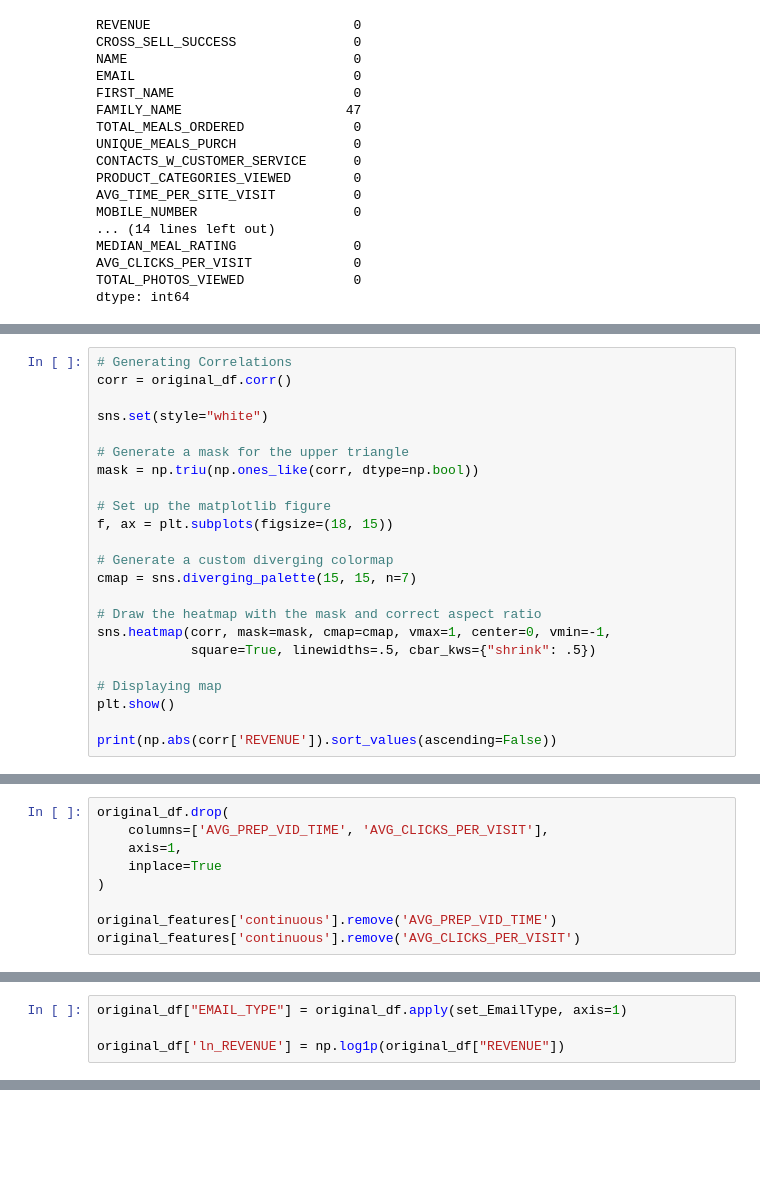
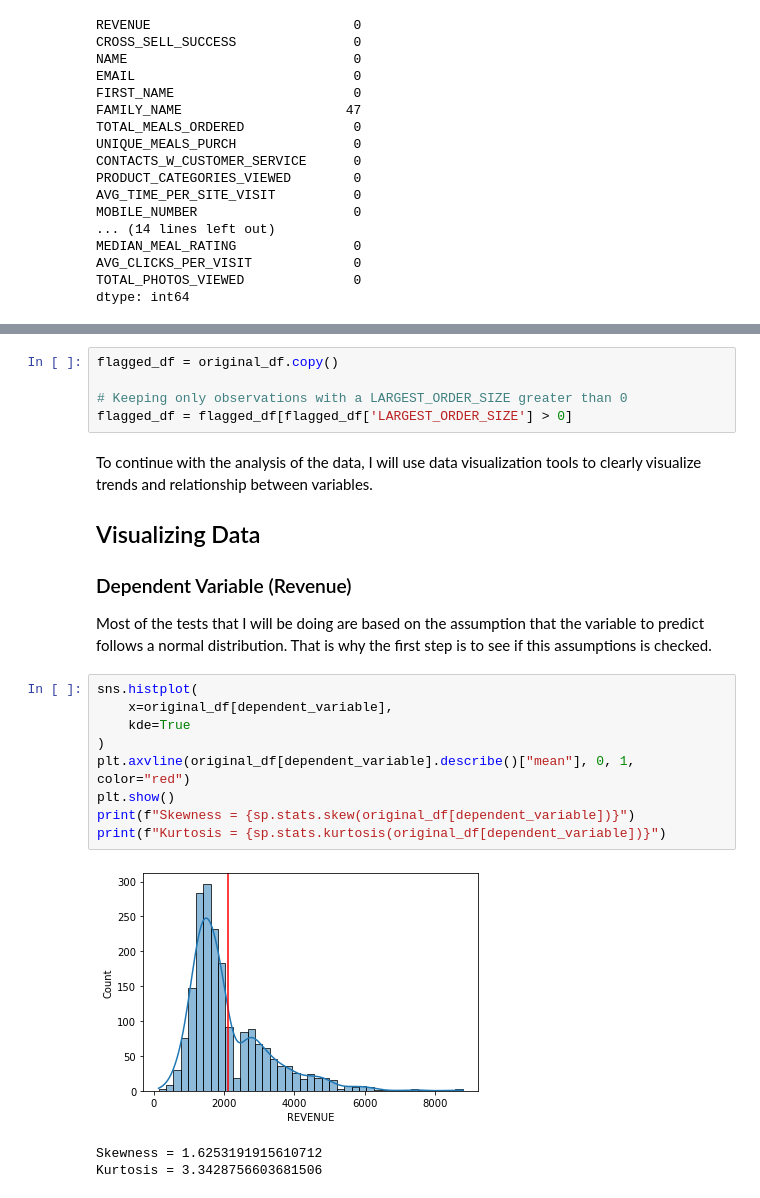
Before and after one commit to AndRemy/ApprenticeChef-Regression, a Jupyter notebook: SupervisedLearning_Analysis.ipynb, the cells around one changed output, grey strips where cells are left out. Saved outputs shown, nothing was run; the diff lists cells and outputs as text; blank space fills up the shorter version.

```diff
--- a/SupervisedLearning_Analysis.ipynb
+++ b/SupervisedLearning_Analysis.ipynb
@@ -297,23 +295,0 @@ I am checking the correlation between variables to find strong associations betw
-# %%
-# Generating Correlations
-corr = original_df.corr()
-
-sns.set(style="white")
-
-# Generate a mask for the upper triangle
-mask = np.triu(np.ones_like(corr, dtype=np.bool))
-
-# Set up the matplotlib figure
-f, ax = plt.subplots(figsize=(18, 15))
-
-# Generate a custom diverging colormap
-cmap = sns.diverging_palette(15, 15, n=7)
-
-# Draw the heatmap with the mask and correct aspect ratio
-sns.heatmap(corr, mask=mask, cmap=cmap, vmax=1, center=0, vmin=-1,
-            square=True, linewidths=.5, cbar_kws={"shrink": .5})
-
-# Displaying map
-plt.show()
-
-print(np.abs(corr['REVENUE']).sort_values(ascending=False))
@@ -354,9 +295,0 @@ It is important to remember that a correlation doesn't show a causation relation
-# %%
-original_df.drop(
-    columns=['AVG_PREP_VID_TIME', 'AVG_CLICKS_PER_VISIT'],
-    axis=1,
-    inplace=True
-)
-
-original_features['continuous'].remove('AVG_PREP_VID_TIME')
-original_features['continuous'].remove('AVG_CLICKS_PER_VISIT')
@@ -598,4 +295,0 @@ def flag_Dataset(target_df: pd.DataFrame, flagging: dict):
-# %%
-original_df["EMAIL_TYPE"] = original_df.apply(set_EmailType, axis=1)
-
-original_df['ln_REVENUE'] = np.log1p(original_df["REVENUE"])
@@ -1057,0 +304,25 @@ KeyError: "Passing list-likes to .loc or [] with any missing labels is no longer
+# %%
+flagged_df = original_df.copy()
+
+# Keeping only observations with a LARGEST_ORDER_SIZE greater than 0
+flagged_df = flagged_df[flagged_df['LARGEST_ORDER_SIZE'] > 0]
+# %% [markdown]
+To continue with the analysis of the data, I will use data visualization tools to clearly visualize trends and relationship between variables.
+
+## Visualizing Data
+### Dependent Variable (Revenue)
+
+Most of the tests that I will be doing are based on the assumption that the variable to predict follows a normal distribution. That is why the first step is to see if this assumptions is checked.
+# %%
+sns.histplot(
+    x=original_df[dependent_variable],
+    kde=True
+)
+plt.axvline(original_df[dependent_variable].describe()["mean"], 0, 1, color="red")
+plt.show()
+print(f"Skewness = {sp.stats.skew(original_df[dependent_variable])}")
+print(f"Kurtosis = {sp.stats.kurtosis(original_df[dependent_variable])}")
+# %% [output]
+[figure, added]
+Skewness = 1.6253191915610712
+Kurtosis = 3.3428756603681506
```
Also changed, not shown: parts of 85 cells of this notebook, 3 other files.
